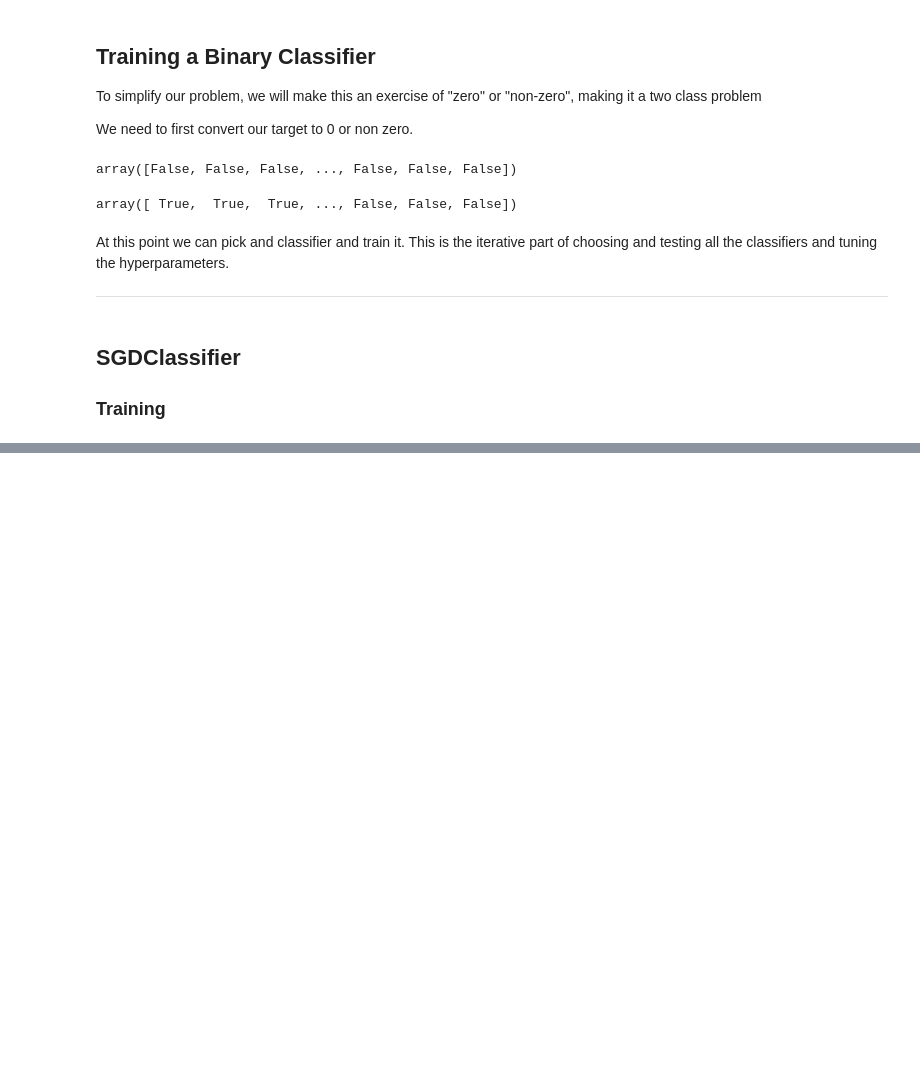
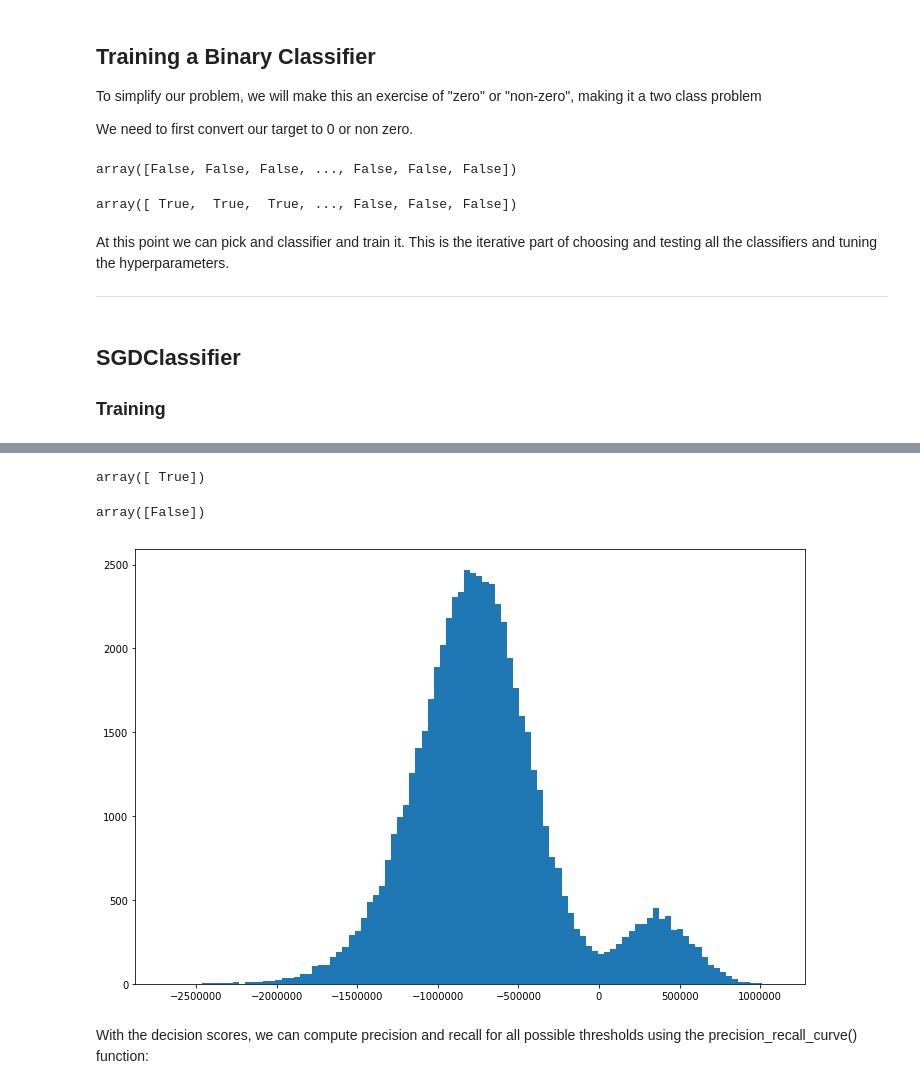
Before and after one commit to jacobskr/ML_Python, a Jupyter notebook: The Complete Machine Learning Course/Projects/Section 4 - Classification/Classification Based Machine Learning Algorithm.ipynb, the cells around one changed output, grey strips where cells are left out. Saved outputs shown, nothing was run; the diff lists cells and outputs as text; code cells hidden in the pictures; blank space fills up the shorter version.

```diff
--- a/The Complete Machine Learning Course/Projects/Section 4 - Classification/Classification Based Machine Learning Algorithm.ipynb
+++ b/The Complete Machine Learning Course/Projects/Section 4 - Classification/Classification Based Machine Learning Algorithm.ipynb
@@ -119,4 +120,4 @@ from sklearn.linear_model import SGDClassifier
 
 clf = SGDClassifier(random_state=0)
 # %%
-clf.fit(X_train, y_train)
+clf.fit(X_train, y_train_0)
@@ -122,0 +277,3 @@ clf.fit(X_train, y_train)
+# %%
+clf = SGDClassifier(random_state=0)
+clf.fit(X_train, y_train_0)
@@ -122,0 +300,19 @@ clf.fit(X_train, y_train)
+# %%
+y_some_digits_pred
+# %% [output]
+array([ True])
+# %%
+threshold = 60000
+y_some_digits_pred = (y_scores > threshold)
+y_some_digits_pred
+# %% [output]
+array([False])
+# %%
+y_scores = cross_val_predict(clf, X_train, y_train_0, cv=3, method='decision_function')
+# %%
+plt.figure(figsize=(12, 8));
+plt.hist(y_scores, bins=100);
+# %% [output]
+[figure, added]
+# %% [markdown]
+With the decision scores, we can compute precision and recall for all possible thresholds using the precision_recall_curve() function:
```
Also changed, not shown: parts of 80 cells of this notebook.
